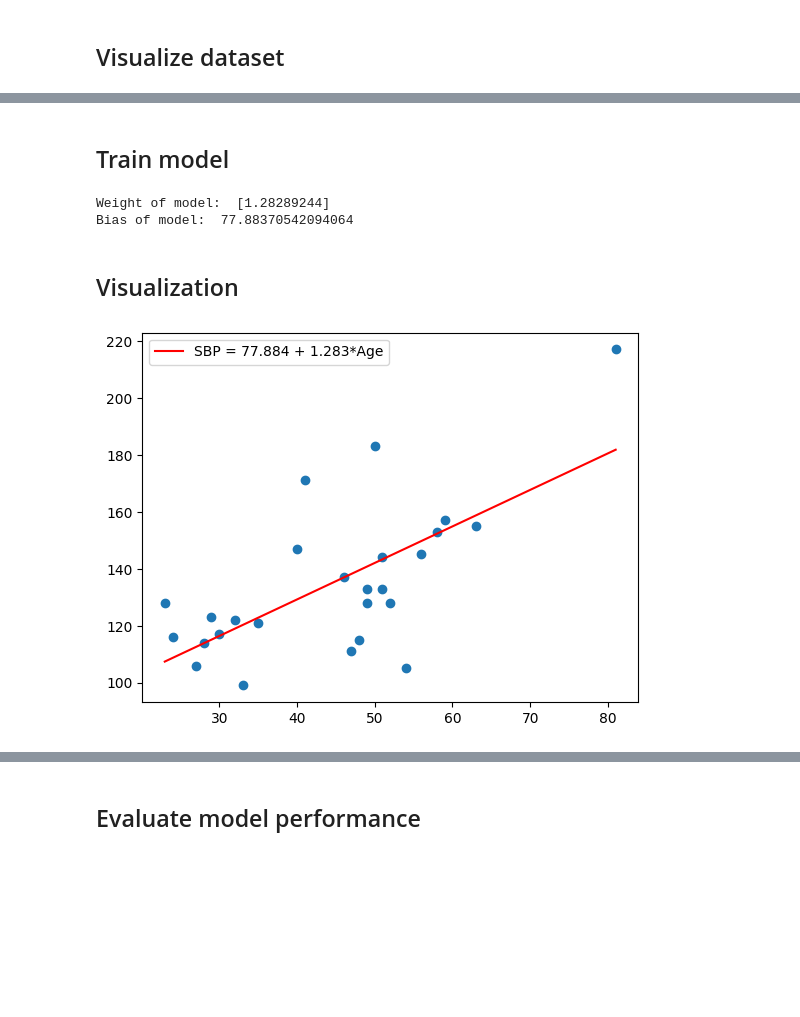
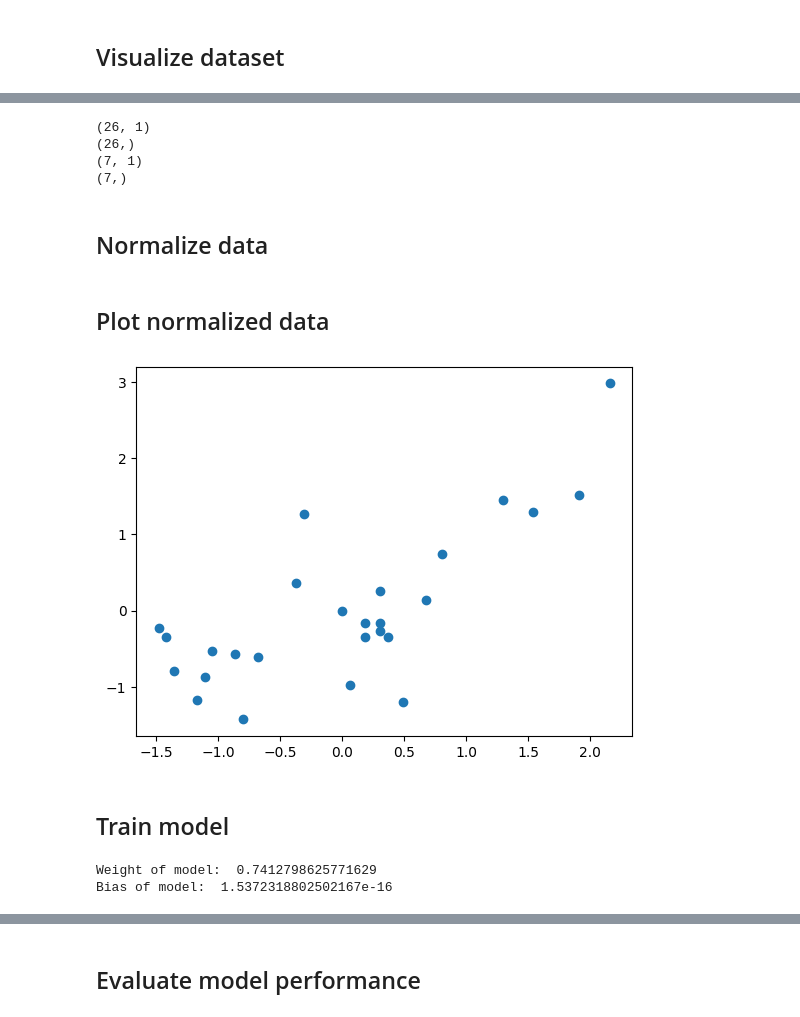
Before and after one commit to Sirius912/Machine_Learning, a Jupyter notebook: Simple_Linear_Regression/Simple_Linear_Regression.ipynb, the cells around one changed output, grey strips where cells are left out. Drawn from its saved outputs; the diff is of its cells as text; code cells hidden in the pictures; blank space fills up the shorter version.

```diff
--- a/Simple_Linear_Regression/Simple_Linear_Regression.ipynb
+++ b/Simple_Linear_Regression/Simple_Linear_Regression.ipynb
@@ -33,30 +34,41 @@ plt.show()
+# %%
+print(x_train.shape)
+print(y_train.shape)
+print(x_test.shape)
+print(y_test.shape)
+# %% [output]
+(26, 1)
+(26,)
+(7, 1)
+(7,)
+# %% [markdown]
+## Normalize data
+# %%
+x_scaler = StandardScaler()
+y_scaler = StandardScaler()
+
+x_train_scaled = x_scaler.fit_transform(x_train)
+x_test_scaled = x_scaler.transform(x_test)
+
+y_train_scaled = y_scaler.fit_transform(y_train.values.reshape(-1, 1))
+y_test_scaled = y_scaler.transform(y_test.values.reshape(-1, 1))
+# %% [markdown]
+## Plot normalized data
+# %%
+plt.scatter(x_train_scaled, y_train_scaled)
+plt.show()
+# %% [output]
+[figure, added]
 # %% [markdown]
 ## Train model
 # %%
 model = LinearRegression()
-model.fit(x_train, y_train)
+model.fit(x_train_scaled, y_train_scaled)
 
 line = 'SBP = %.3f + %.3f*Age' %(model.intercept_, model.coef_[0])
 
-print('Weight of model: ', model.coef_)
-print('Bias of model: ', model.intercept_)
+print('Weight of model: ', model.coef_.item())
+print('Bias of model: ', model.intercept_.item())
 # %% [output]
-Weight of model:  [1.28289244]
-Bias of model:  77.88370542094064
+Weight of model:  0.7412798625771629
+Bias of model:  1.5372318802502167e-16
-# %% [markdown]
-## Visualization
-# %%
-# To plot line
-x_full = pd.DataFrame(np.linspace(x_train.min(), x_train.max(), x_train.shape[0]).reshape(-1,1), columns=x_train.columns)
-y_full_pred = model.predict(x_full)
-
-# To evaluate model performance
-y_pred = model.predict(x_test)
-
-# Visualize model and dataset
-plt.plot(x_full, y_full_pred, color='red', label=line)
-plt.scatter(x_train, y_train)
-plt.legend()
-plt.show()
-# %% [output]
-[figure, removed]
```
Also changed, not shown: parts of 6 cells of this notebook.
